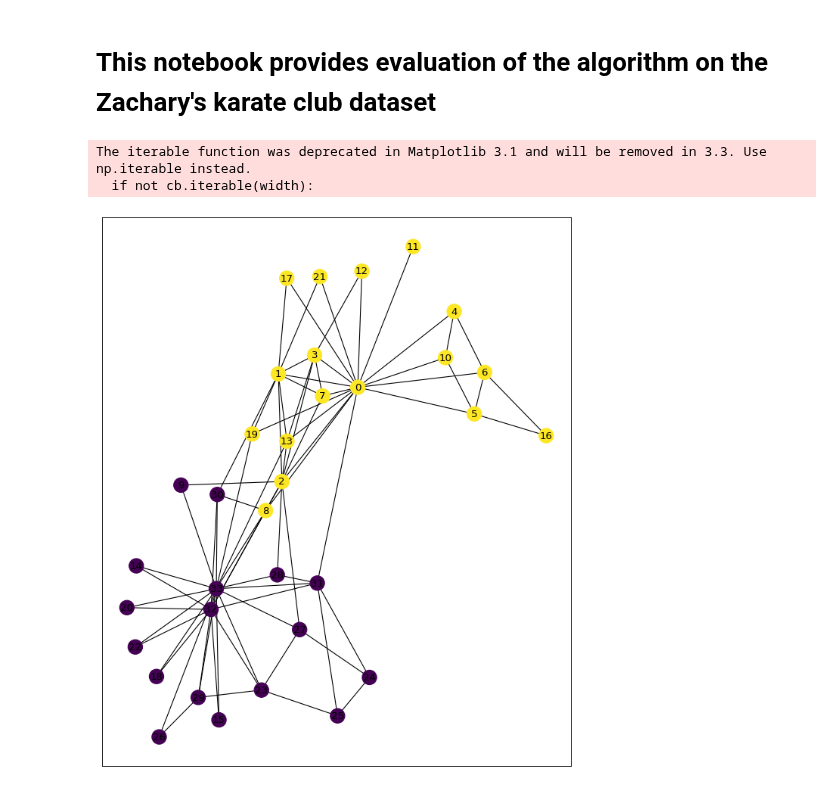
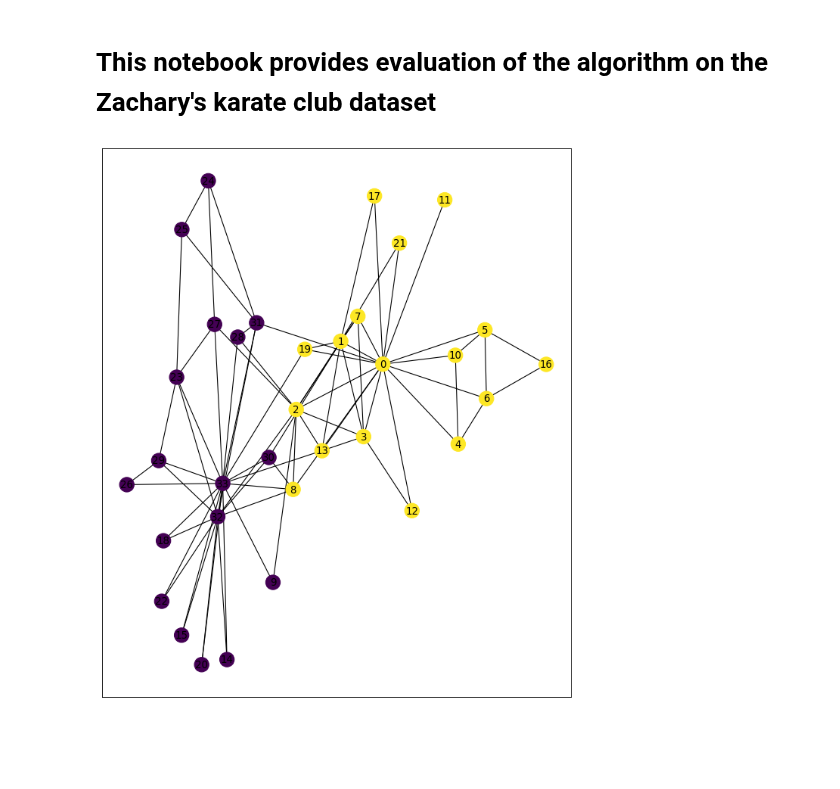
Before and after one commit to monomonedula/sten, a Jupyter notebook: zacharys_karate_club_evaluation.ipynb, the cells around one changed output. Saved outputs shown, nothing was run; the diff lists cells and outputs as text; code cells hidden in the pictures; blank space fills up the shorter version.

```diff
--- a/zacharys_karate_club_evaluation.ipynb
+++ b/zacharys_karate_club_evaluation.ipynb
@@ -7,18 +7,16 @@ import networkx as net
 # %%
 g = net.karate_club_graph()
 
 figure(num=None, figsize=(10, 12), dpi=80)
 pos = net.layout.fruchterman_reingold_layout(g)
 net.draw_networkx(
     g,
     pos,
-    node_color=[0 if g.node[n]["club"] == "Officer" else 1 for n in g.nodes],
+    node_color=[0 if g.nodes[n]["club"] == "Officer" else 1 for n in g.nodes],
 )
 # Original sub-communities graph
 # %% [output]
-The iterable function was deprecated in Matplotlib 3.1 and will be removed in 3.3. Use np.iterable instead.
-  if not cb.iterable(width):
-[figure, old version]
+[figure, new version]
 # %%
 embeddings = Systems(GraphCSR(g)).results(0.7)
 # normalzie values
```
Also changed, not shown: parts of 1 cell of this notebook, 5 other files.
